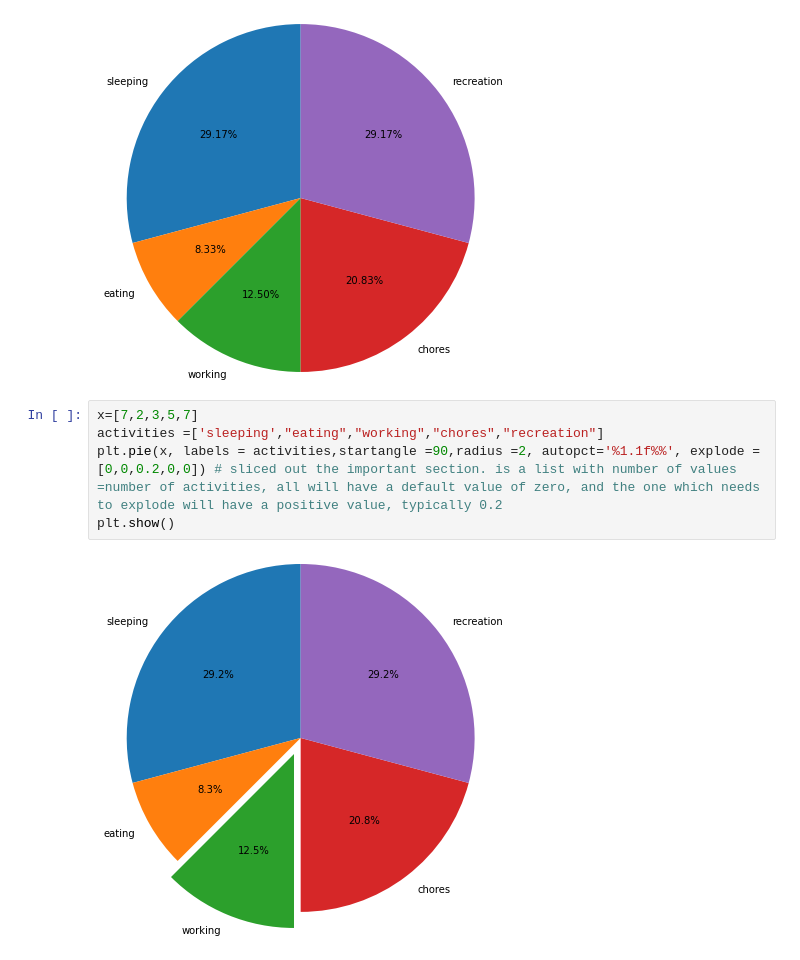
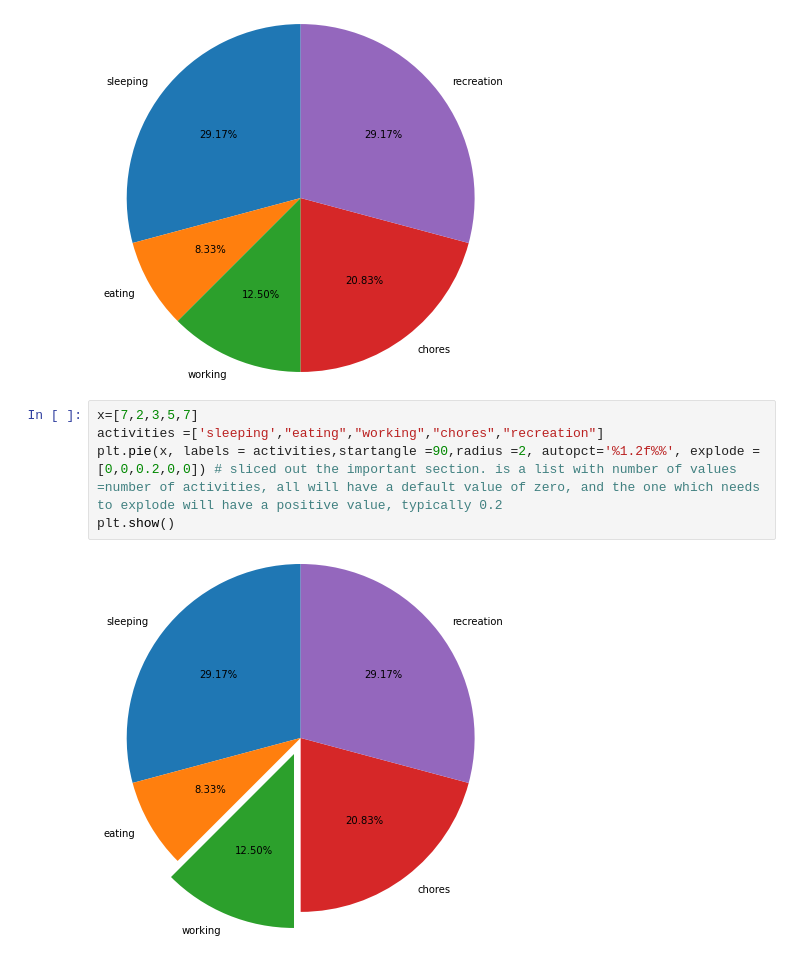
Before and after one commit to Sreekanthrshekar/personal_projects, a Jupyter notebook: Matplotlib.ipynb, the cells around one changed output. Cells and saved outputs as stored; diff of their text form.

Commit message:
changed the percenttage value in autopct.

```diff
--- a/Matplotlib.ipynb
+++ b/Matplotlib.ipynb
@@ -252,7 +252,7 @@ plt.show()
 # %%
 x=[7,2,3,5,7]
 activities =['sleeping',"eating","working","chores","recreation"]
-plt.pie(x, labels = activities,startangle =90,radius =2, autopct='%1.1f%%', explode =[0,0,0.2,0,0]) # sliced out the important section. is a list with number of values =number of activities, all will have a default value of zero, and the one which needs to explode will have a positive value, typically 0.2
+plt.pie(x, labels = activities,startangle =90,radius =2, autopct='%1.2f%%', explode =[0,0,0.2,0,0]) # sliced out the important section. is a list with number of values =number of activities, all will have a default value of zero, and the one which needs to explode will have a positive value, typically 0.2
 plt.show()
 # %% [output]
-[figure, old version]
+[figure, new version]
```
